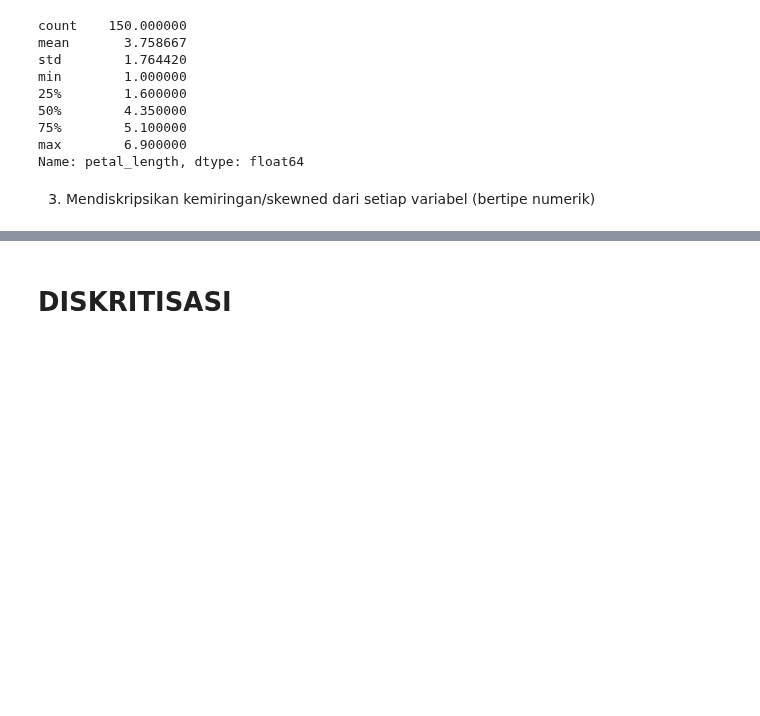
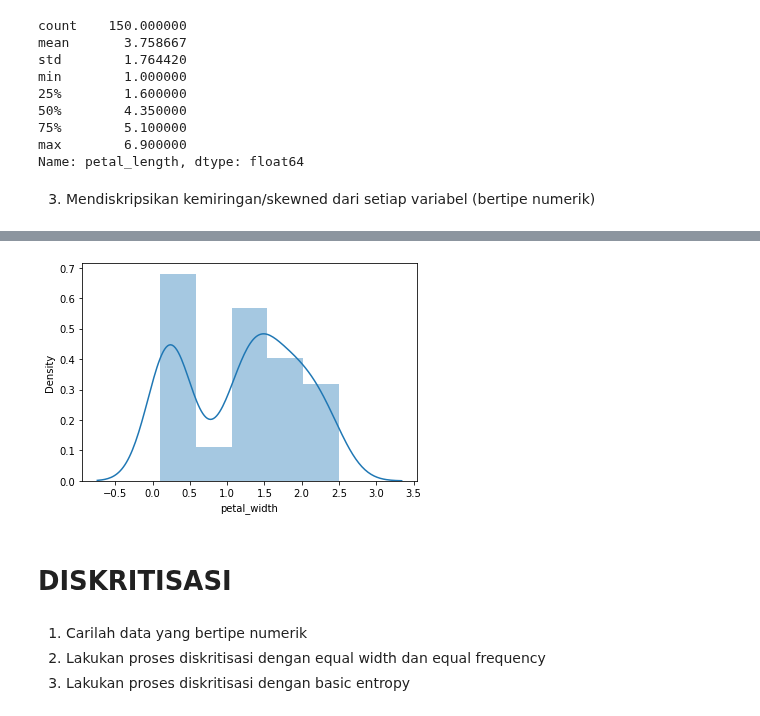
Before and after one commit to DwiAsfi/datamining, a Jupyter notebook: _sources/notebooks.ipynb, the cells around one changed output, grey strips where cells are left out. Drawn from its saved outputs; the diff is of its cells as text; code cells hidden in the pictures; blank space fills up the shorter version.

```diff
--- a/_sources/notebooks.ipynb
+++ b/_sources/notebooks.ipynb
@@ -72,2 +350,14 @@ sns.distplot(c['petal_length']);
+# %%
+skw = c ['petal_width']
+skw.skew()
+plt.figure()
+sns.distplot(skw)
+plt.show()
+# %% [output]
+[figure, added]
 # %% [markdown]
 # DISKRITISASI
+# %% [markdown]
+1. Carilah data yang bertipe numerik
+2. Lakukan proses diskritisasi dengan equal width dan equal frequency
+3. Lakukan proses diskritisasi dengan basic entropy
```
Also changed, not shown: parts of 155 cells of this notebook, 11 other files.
